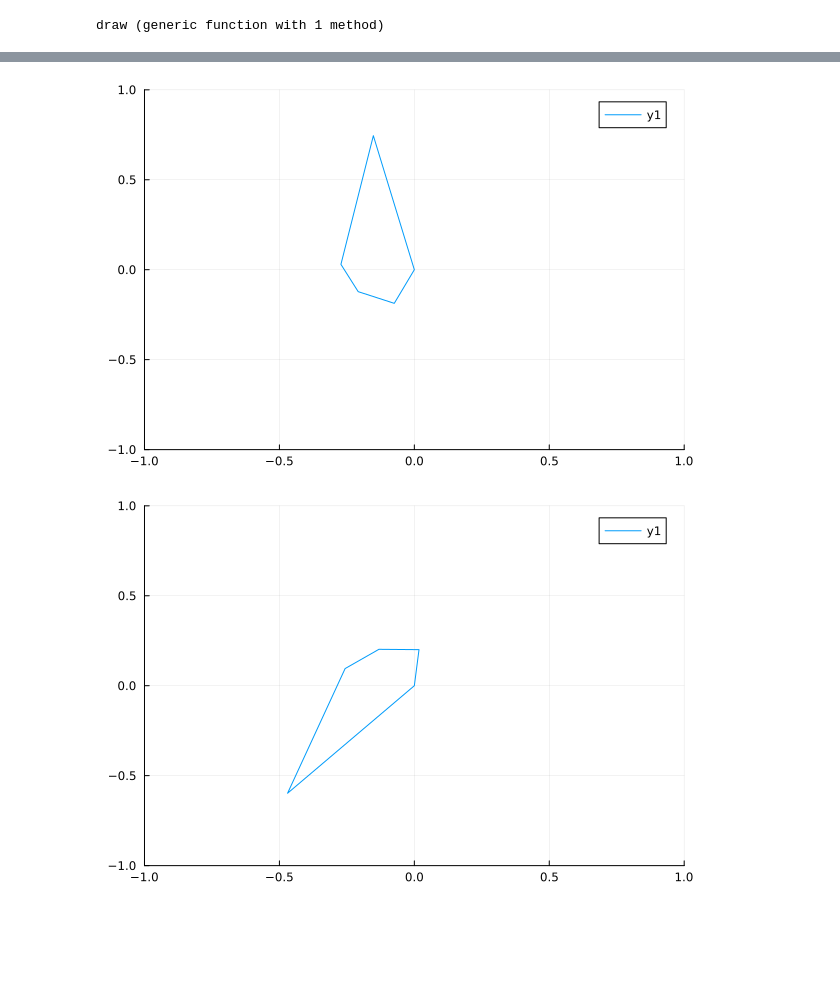
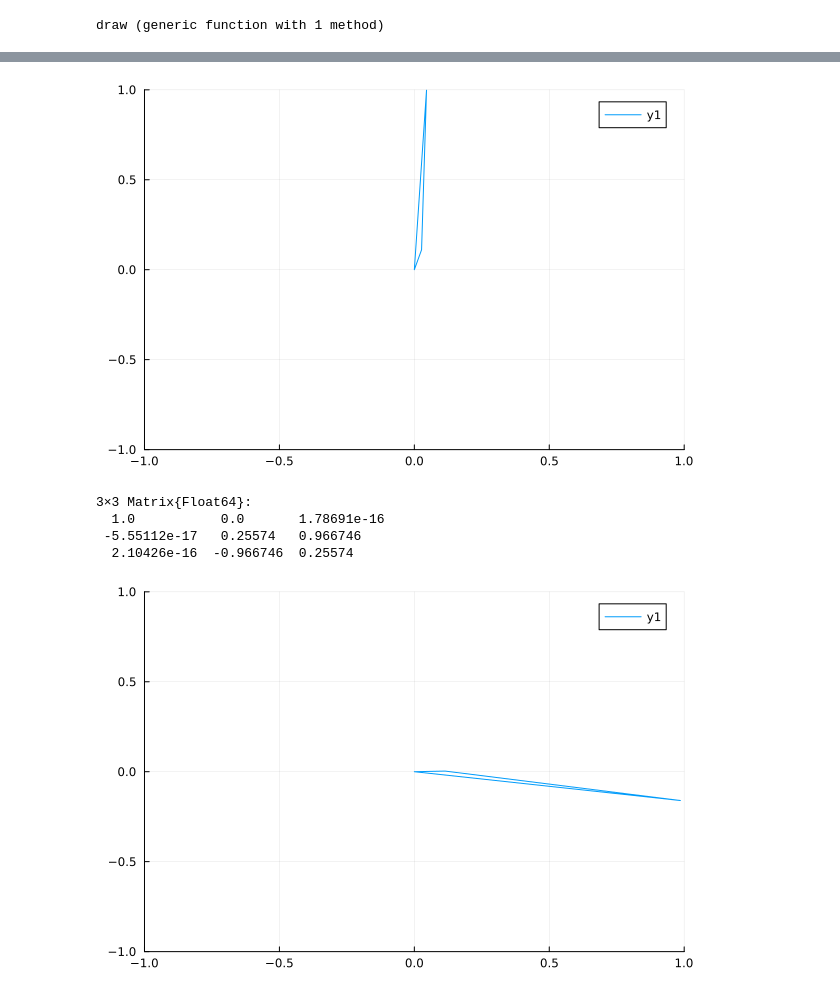
Before and after one commit to MDuqi/CSD-Polygons, a Jupyter notebook: Polygon_Transformation.ipynb, the cells around one changed output, grey strips where cells are left out. Saved outputs shown, nothing was run; the diff lists cells and outputs as text; code cells hidden in the pictures; blank space fills up the shorter version.

```diff
--- a/Polygon_Transformation.ipynb
+++ b/Polygon_Transformation.ipynb
@@ -53,6 +53,6 @@ end
 # %% [output]
 draw (generic function with 1 method)
 # %%
-n=5
+n=3
 E,F,E1,E2,F1,F2=generate_subspaces(n)
 # %% [output]
@@ -66,10 +66,15 @@ plot(points[1,:],points[2,:],xlim=[-1,1], ylim=[-1,1])
 points=draw(F1,n)
 plot(points[1,:],points[2,:],xlim=[-1,1], ylim=[-1,1])
 # %% [output]
-[figure, old version]
+[figure, new version]
 # %%
 W, U, U1, U2, V1, V2, D=cs_decomposition(n,E,F,E1,E2,F1,F2)
+display(D)
 points=draw(W*E1*U1, n)
 plot(points[1,:],points[2,:],xlim=[-1,1], ylim=[-1,1])
 # %% [output]
+3×3 Matrix{Float64}:
+  1.0           0.0       1.78691e-16
+ -5.55112e-17   0.25574   0.966746
+  2.10426e-16  -0.966746  0.25574
-[figure, old version]
+[figure, new version]
```
Also changed, not shown: parts of 2 cells of this notebook, 1 other file.
